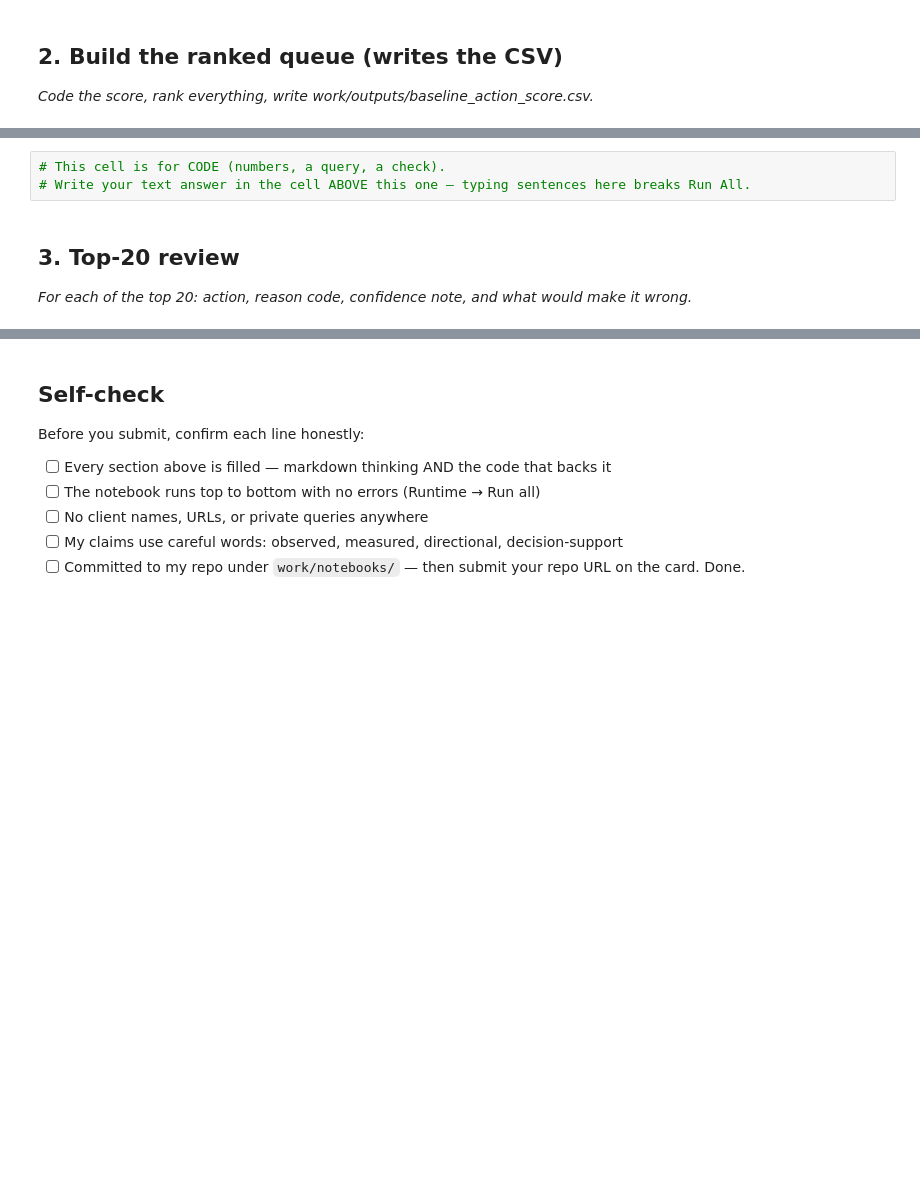
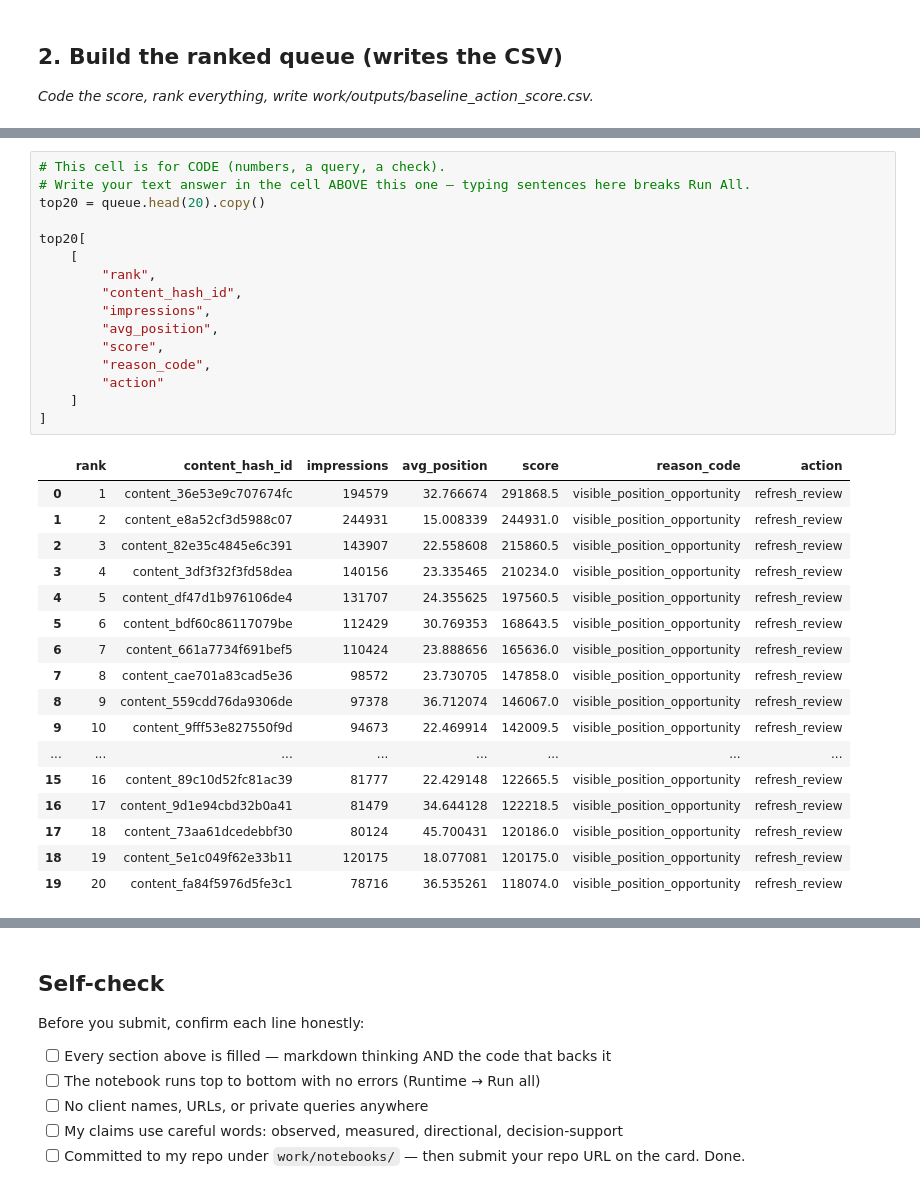
Before and after one commit to faheem-danish/internship-starter-1, a Jupyter notebook: work/notebooks/w04_baseline_score.ipynb, the cells around one changed output, grey strips where cells are left out. Cells and saved outputs as stored; diff of their text form; blank space fills up the shorter version.

```diff
--- a/work/notebooks/w04_baseline_score.ipynb
+++ b/work/notebooks/w04_baseline_score.ipynb
@@ -20,7 +366,34 @@ This skeleton is yours to fill. Work the sections **in order** — each one has
 # %%
 # This cell is for CODE (numbers, a query, a check).
 # Write your text answer in the cell ABOVE this one — typing sentences here breaks Run All.
+top20 = queue.head(20).copy()
+
+top20[
+    [
+        "rank",
+        "content_hash_id",
+        "impressions",
+        "avg_position",
+        "score",
+        "reason_code",
+        "action"
+    ]
+]
+# %% [output]
+|  | rank | content_hash_id | impressions | avg_position | score | reason_code | action |
+| 0 | 1 | content_36e53e9c707674fc | 194579 | 32.766674 | 291868.5 | visible_position_opportunity | refresh_review |
+| 1 | 2 | content_e8a52cf3d5988c07 | 244931 | 15.008339 | 244931.0 | visible_position_opportunity | refresh_review |
+| 2 | 3 | content_82e35c4845e6c391 | 143907 | 22.558608 | 215860.5 | visible_position_opportunity | refresh_review |
+| 3 | 4 | content_3df3f32f3fd58dea | 140156 | 23.335465 | 210234.0 | visible_position_opportunity | refresh_review |
+| 4 | 5 | content_df47d1b976106de4 | 131707 | 24.355625 | 197560.5 | visible_position_opportunity | refresh_review |
+| 5 | 6 | content_bdf60c86117079be | 112429 | 30.769353 | 168643.5 | visible_position_opportunity | refresh_review |
+| 6 | 7 | content_661a7734f691bef5 | 110424 | 23.888656 | 165636.0 | visible_position_opportunity | refresh_review |
+| 7 | 8 | content_cae701a83cad5e36 | 98572 | 23.730705 | 147858.0 | visible_position_opportunity | refresh_review |
+| 8 | 9 | content_559cdd76da9306de | 97378 | 36.712074 | 146067.0 | visible_position_opportunity | refresh_review |
+| 9 | 10 | content_9fff53e827550f9d | 94673 | 22.469914 | 142009.5 | visible_position_opportunity | refresh_review |
+| ... | ... | ... | ... | ... | ... | ... | ... |
+| 15 | 16 | content_89c10d52fc81ac39 | 81777 | 22.429148 | 122665.5 | visible_position_opportunity | refresh_review |
+| 16 | 17 | content_9d1e94cbd32b0a41 | 81479 | 34.644128 | 122218.5 | visible_position_opportunity | refresh_review |
+| 17 | 18 | content_73aa61dcedebbf30 | 80124 | 45.700431 | 120186.0 | visible_position_opportunity | refresh_review |
+| 18 | 19 | content_5e1c049f62e33b11 | 120175 | 18.077081 | 120175.0 | visible_position_opportunity | refresh_review |
+| 19 | 20 | content_fa84f5976d5fe3c1 | 78716 | 36.535261 | 118074.0 | visible_position_opportunity | refresh_review |
-# %% [markdown]
-## 3. Top-20 review
-
-*For each of the top 20: action, reason code, confidence note, and what would make it wrong.*
```
Also changed, not shown: parts of 18 cells of this notebook.
